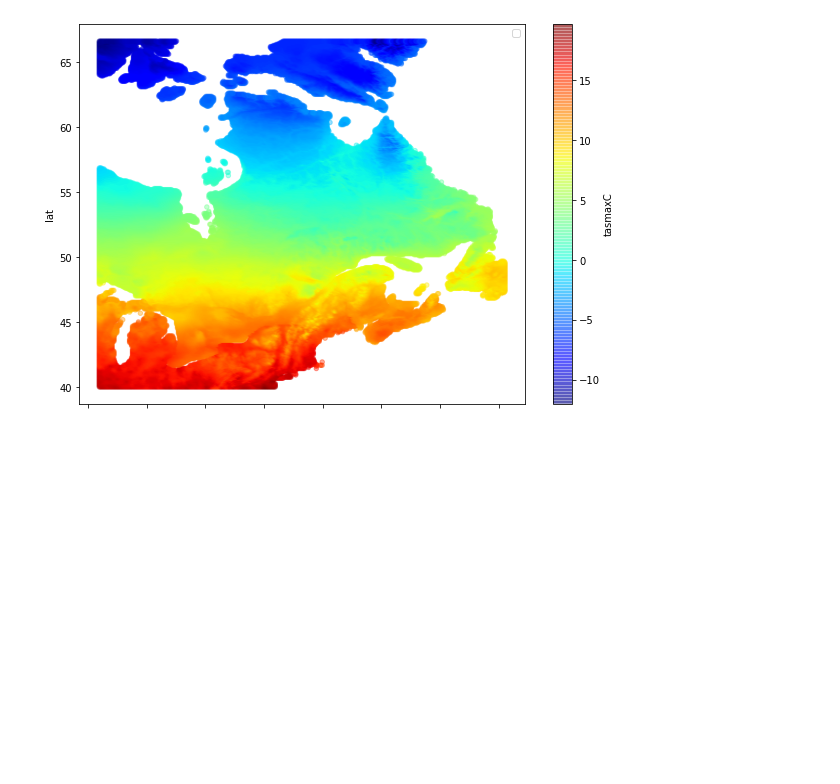
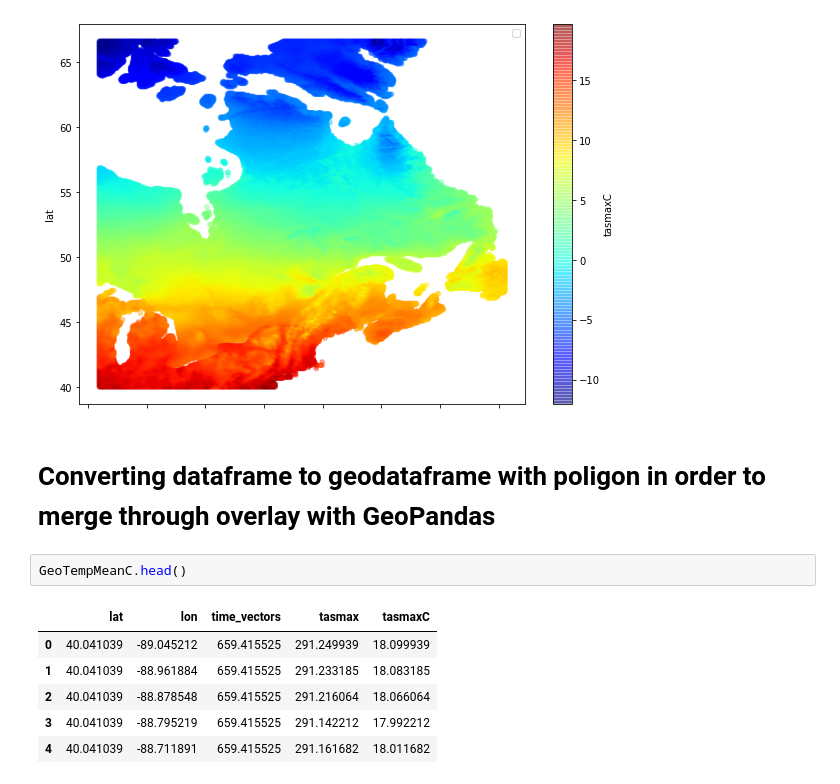
Before and after one commit to marinalopez2110/FistTemplateClimPort, a Jupyter notebook: Plotting TimeSeries and map Cleanup.ipynb, the cells around one changed output. Cells and saved outputs as stored; diff of their text form; blank space fills up the shorter version.

```diff
--- a/Plotting TimeSeries and map Cleanup.ipynb
+++ b/Plotting TimeSeries and map Cleanup.ipynb
@@ -154,3 +158,14 @@ plt.show()
 # %% [output]
 No handles with labels found to put in legend.
 [figure]
+# %% [markdown]
+# Converting dataframe to geodataframe with poligon in order to merge through overlay with GeoPandas
+# %%
+GeoTempMeanC.head()
+# %% [output]
+|  | lat | lon | time_vectors | tasmax | tasmaxC |
+| 0 | 40.041039 | -89.045212 | 659.415525 | 291.249939 | 18.099939 |
+| 1 | 40.041039 | -88.961884 | 659.415525 | 291.233185 | 18.083185 |
+| 2 | 40.041039 | -88.878548 | 659.415525 | 291.216064 | 18.066064 |
+| 3 | 40.041039 | -88.795219 | 659.415525 | 291.142212 | 17.992212 |
+| 4 | 40.041039 | -88.711891 | 659.415525 | 291.161682 | 18.011682 |
```
Also changed, not shown: parts of 5 cells of this notebook, 3 other files.
